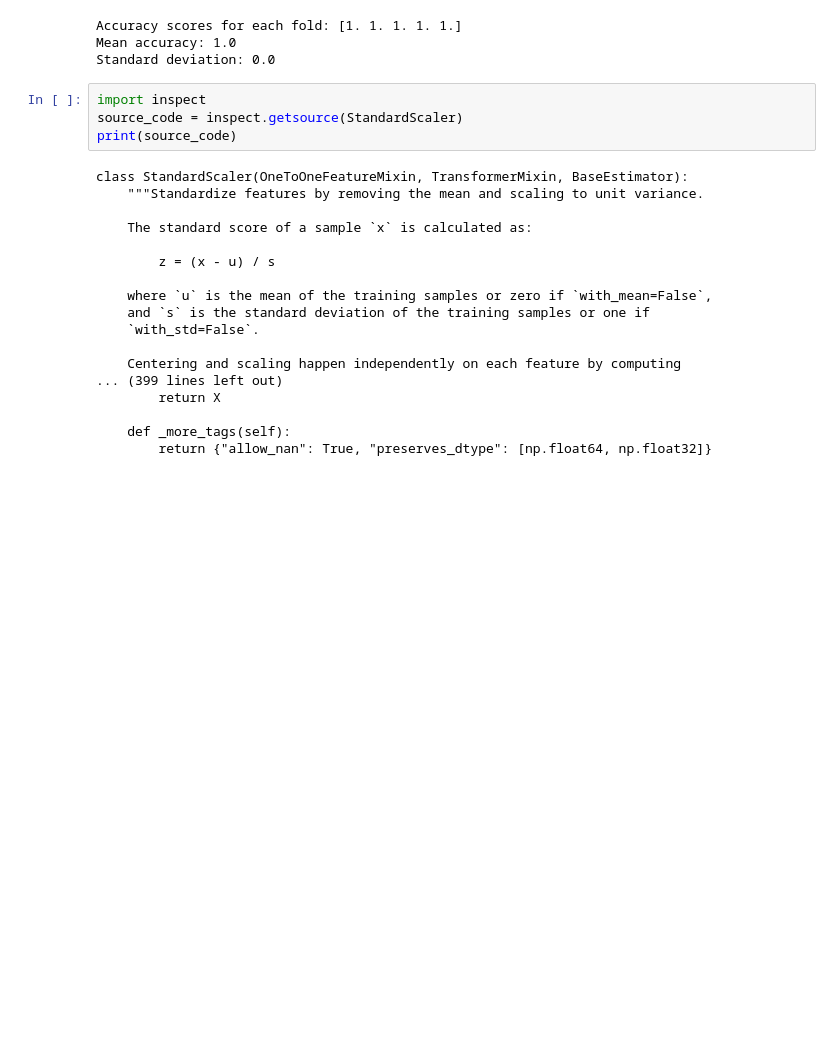
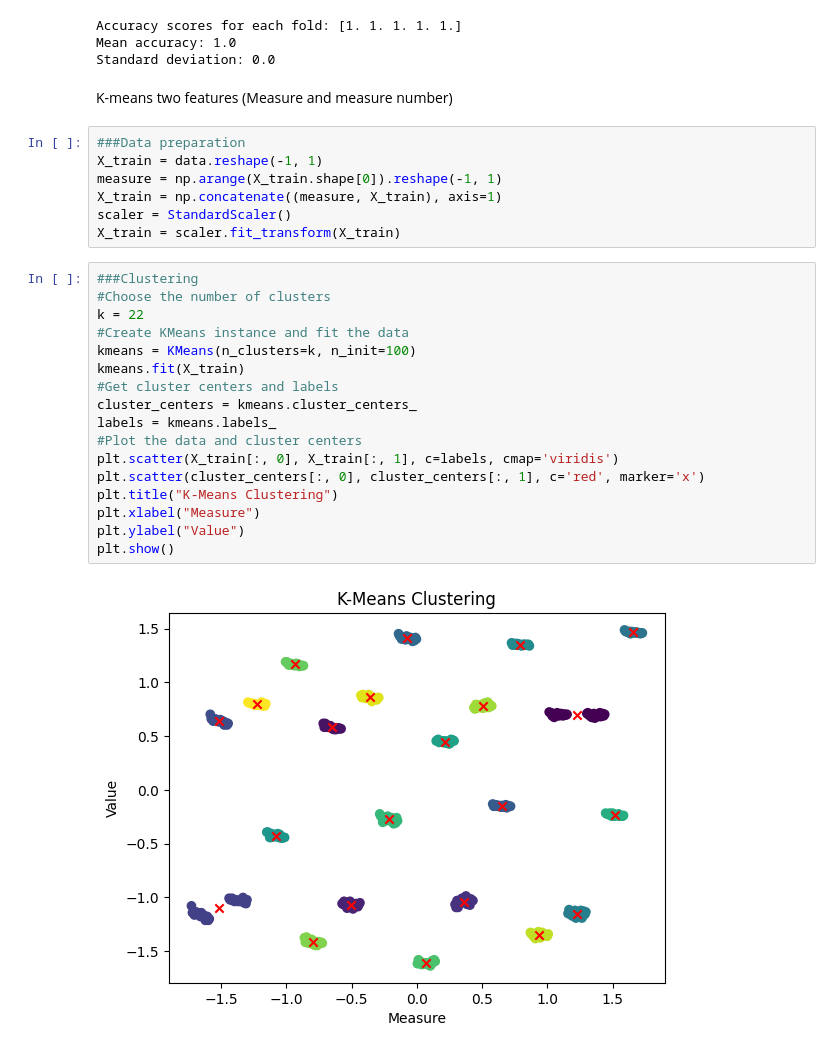
Before and after one commit to LucianoGP95/Python_Eiit_RyR, a Jupyter notebook: RyR_Analyser/RyR classifier.ipynb, the cells around one changed output. Cells and saved outputs as stored; diff of their text form; blank space fills up the shorter version.

```diff
--- a/RyR_Analyser/RyR classifier.ipynb
+++ b/RyR_Analyser/RyR classifier.ipynb
@@ -137,25 +137,31 @@ classifier_score = classifier2.score(X, y)
 Accuracy scores for each fold: [1. 1. 1. 1. 1.]
 Mean accuracy: 1.0
 Standard deviation: 0.0
-# %%
-import inspect
-source_code = inspect.getsource(StandardScaler)
-print(source_code)
-# %% [output]
-class StandardScaler(OneToOneFeatureMixin, TransformerMixin, BaseEstimator):
-    """Standardize features by removing the mean and scaling to unit variance.
-
-    The standard score of a sample `x` is calculated as:
-
-        z = (x - u) / s
-
-    where `u` is the mean of the training samples or zero if `with_mean=False`,
-    and `s` is the standard deviation of the training samples or one if
-    `with_std=False`.
-
-    Centering and scaling happen independently on each feature by computing
-... (399 lines left out)
-        return X
-
-    def _more_tags(self):
-        return {"allow_nan": True, "preserves_dtype": [np.float64, np.float32]}
+# %% [markdown]
+K-means two features (Measure and measure number)
+# %%
+###Data preparation
+X_train = data.reshape(-1, 1)
+measure = np.arange(X_train.shape[0]).reshape(-1, 1)
+X_train = np.concatenate((measure, X_train), axis=1)
+scaler = StandardScaler()
+X_train = scaler.fit_transform(X_train)
+# %%
+###Clustering
+#Choose the number of clusters
+k = 22
+#Create KMeans instance and fit the data
+kmeans = KMeans(n_clusters=k, n_init=100)
+kmeans.fit(X_train)
+#Get cluster centers and labels
+cluster_centers = kmeans.cluster_centers_
+labels = kmeans.labels_
+#Plot the data and cluster centers
+plt.scatter(X_train[:, 0], X_train[:, 1], c=labels, cmap='viridis')
+plt.scatter(cluster_centers[:, 0], cluster_centers[:, 1], c='red', marker='x')
+plt.title("K-Means Clustering")
+plt.xlabel("Measure")
+plt.ylabel("Value")
+plt.show()
+# %% [output]
+[figure, added]
```
Also changed, not shown: parts of 7 cells of this notebook, 3 other files.
